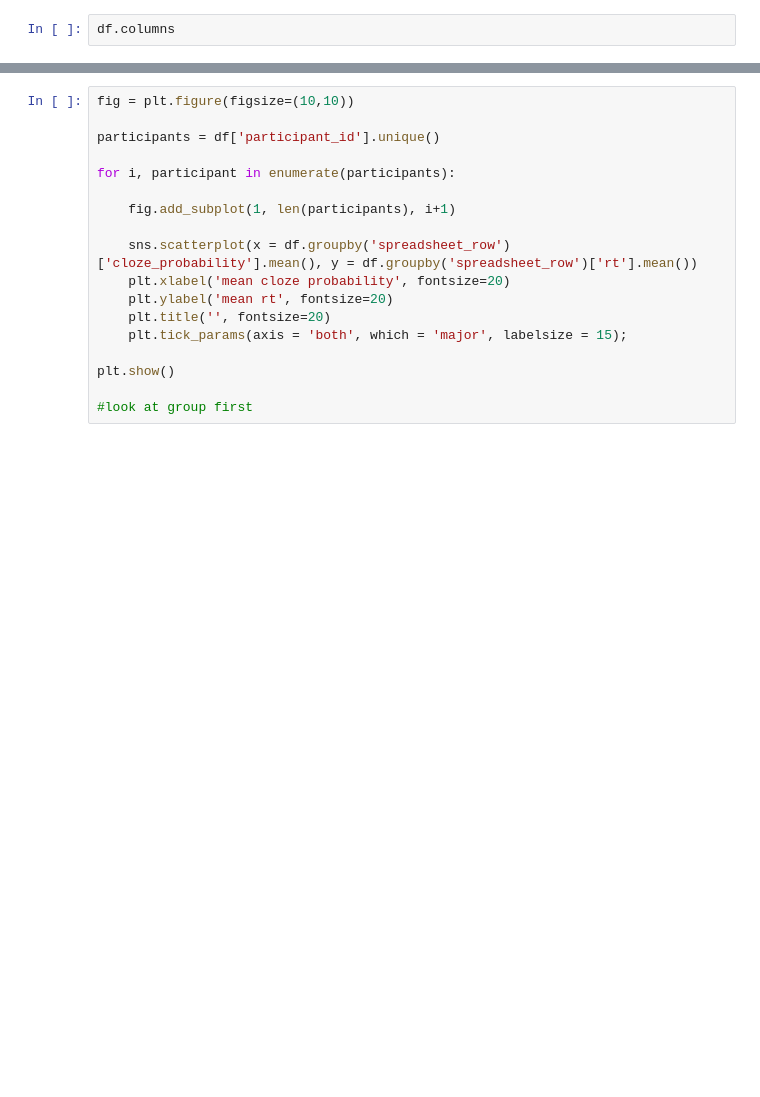
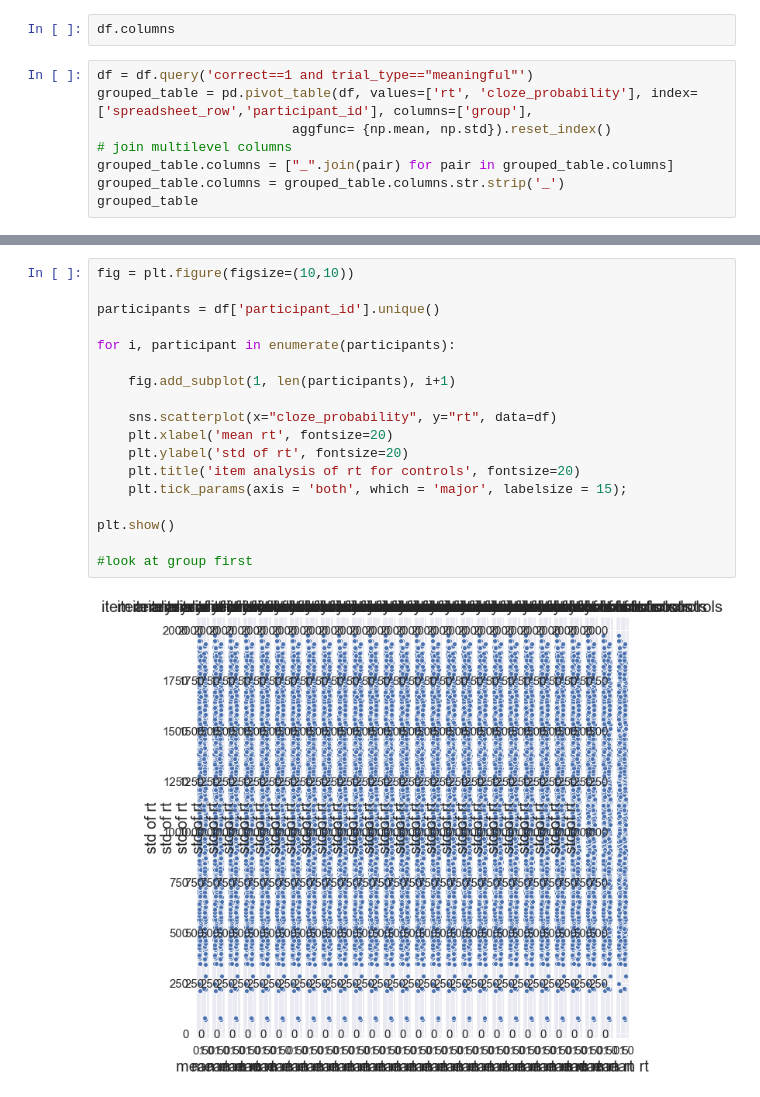
Before and after one commit to sbruinsma1/cort_language, a Jupyter notebook: notebooks/experiment_ana_visualization.ipynb, the cells around one changed output, grey strips where cells are left out. Cells and saved outputs as stored; diff of their text form; blank space fills up the shorter version.

```diff
--- a/notebooks/experiment_ana_visualization.ipynb
+++ b/notebooks/experiment_ana_visualization.ipynb
@@ -189,2 +173,10 @@ plt.show()
 # %%
 df.columns
+# %%
+df = df.query('correct==1 and trial_type=="meaningful"')
+grouped_table = pd.pivot_table(df, values=['rt', 'cloze_probability'], index=['spreadsheet_row','participant_id'], columns=['group'],
+                         aggfunc= {np.mean, np.std}).reset_index()
+# join multilevel columns
+grouped_table.columns = ["_".join(pair) for pair in grouped_table.columns]
+grouped_table.columns = grouped_table.columns.str.strip('_')
+grouped_table
@@ -191,21 +202,23 @@ df.columns
 # %%
 fig = plt.figure(figsize=(10,10))
 
 participants = df['participant_id'].unique()
 
 for i, participant in enumerate(participants):
 
     fig.add_subplot(1, len(participants), i+1)
 
-    sns.scatterplot(x = df.groupby('spreadsheet_row')['cloze_probability'].mean(), y = df.groupby('spreadsheet_row')['rt'].mean())
-    plt.xlabel('mean cloze probability', fontsize=20)
-    plt.ylabel('mean rt', fontsize=20)
-    plt.title('', fontsize=20)
+    sns.scatterplot(x="cloze_probability", y="rt", data=df)
+    plt.xlabel('mean rt', fontsize=20)
+    plt.ylabel('std of rt', fontsize=20)
+    plt.title('item analysis of rt for controls', fontsize=20)
     plt.tick_params(axis = 'both', which = 'major', labelsize = 15);
 
 plt.show()
 
 #look at group first
+# %% [output]
+[figure, added]
 # %%
 sns.set(rc={'figure.figsize':(20,10)})
 
```
Also changed, not shown: parts of 12 cells of this notebook, 6 other files.
